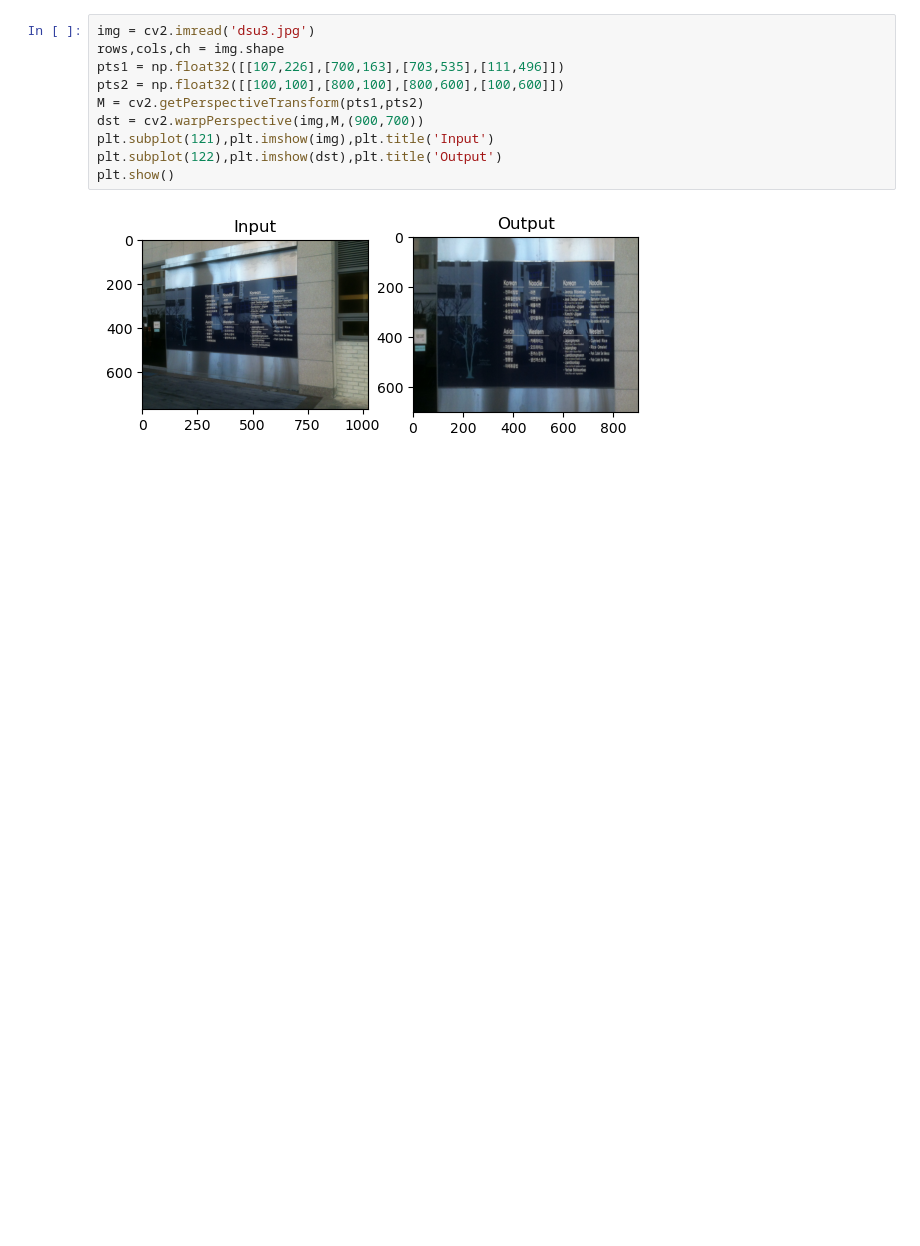
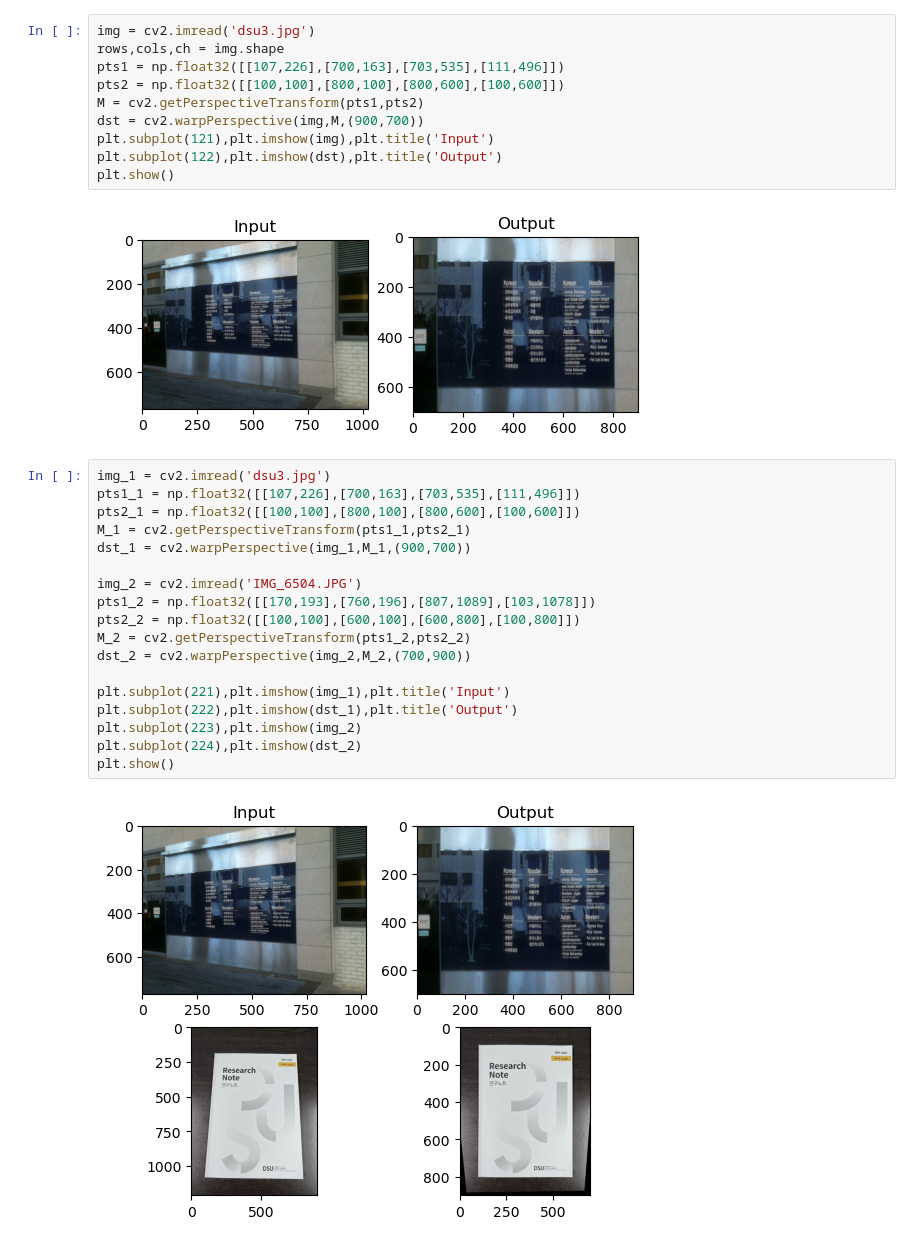
Before and after one commit to Johyeonseo1/IP2026, a Jupyter notebook: homework3.ipynb, the cells around one changed output. Saved outputs shown, nothing was run; the diff lists cells and outputs as text; blank space fills up the shorter version.

```diff
--- a/homework3.ipynb
+++ b/homework3.ipynb
@@ -26,3 +26,23 @@ plt.subplot(122),plt.imshow(dst),plt.title('Output')
 plt.show()
 # %% [output]
 [figure]
+# %%
+img_1 = cv2.imread('dsu3.jpg')
+pts1_1 = np.float32([[107,226],[700,163],[703,535],[111,496]])
+pts2_1 = np.float32([[100,100],[800,100],[800,600],[100,600]])
+M_1 = cv2.getPerspectiveTransform(pts1_1,pts2_1)
+dst_1 = cv2.warpPerspective(img_1,M_1,(900,700))
+
+img_2 = cv2.imread('IMG_6504.JPG')
+pts1_2 = np.float32([[170,193],[760,196],[807,1089],[103,1078]])
+pts2_2 = np.float32([[100,100],[600,100],[600,800],[100,800]])
+M_2 = cv2.getPerspectiveTransform(pts1_2,pts2_2)
+dst_2 = cv2.warpPerspective(img_2,M_2,(700,900))
+
+plt.subplot(221),plt.imshow(img_1),plt.title('Input')
+plt.subplot(222),plt.imshow(dst_1),plt.title('Output')
+plt.subplot(223),plt.imshow(img_2)
+plt.subplot(224),plt.imshow(dst_2)
+plt.show()
+# %% [output]
+[figure, added]
```
Also changed, not shown: 1 other file.
